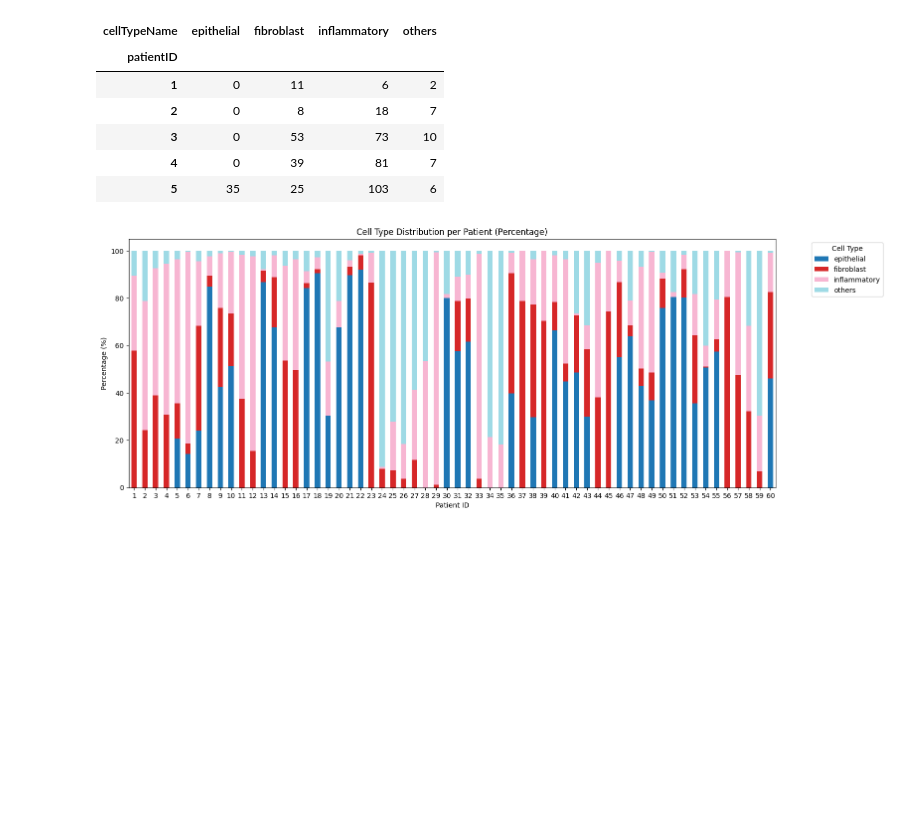
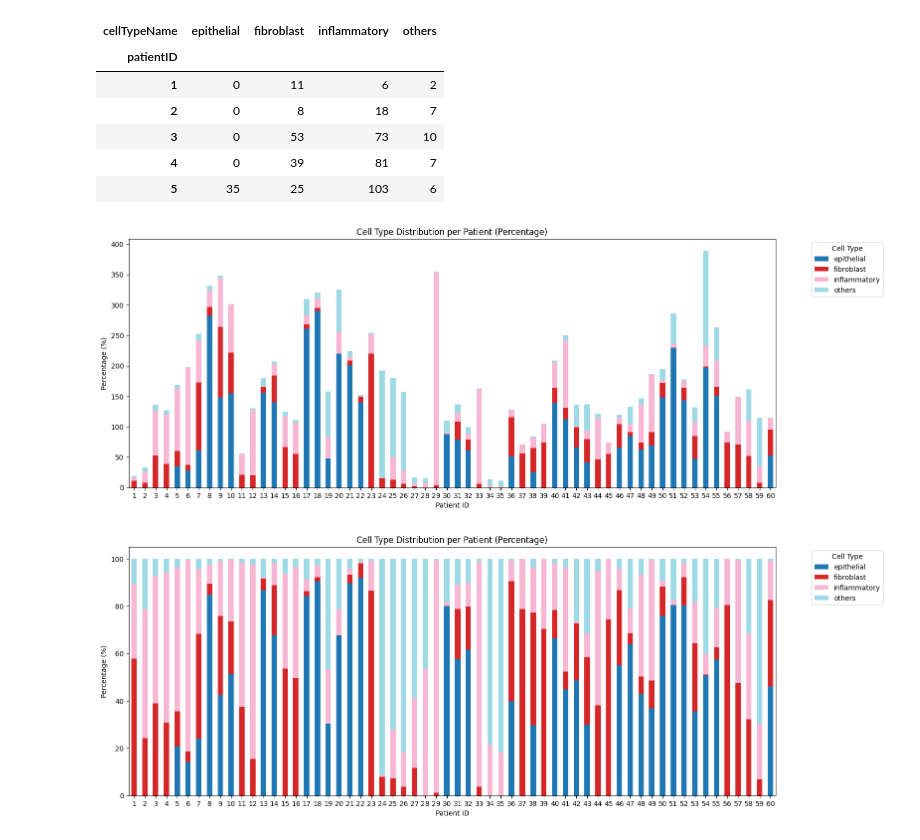
Before and after one commit to VasithaTilakumara/image-classification-cml-g30, a Jupyter notebook: cellType_classification.ipynb, the cells around one changed output. Cells and saved outputs as stored; diff of their text form; code cells hidden in the pictures; blank space fills up the shorter version.

```diff
--- a/cellType_classification.ipynb
+++ b/cellType_classification.ipynb
@@ -173,6 +184,23 @@ patient_cellType.head()
 | 3 | 0 | 53 | 73 | 10 |
 | 4 | 0 | 39 | 81 | 7 |
 | 5 | 35 | 25 | 103 | 6 |
+# %%
+patient_cellType.plot(
+    kind='bar',
+    stacked=True,
+    figsize=(16, 6),
+    colormap='tab20'
+)
+
+plt.ylabel("Percentage (%)")
+plt.xlabel("Patient ID")
+plt.title("Cell Type Distribution per Patient (Percentage)")
+plt.legend(title="Cell Type", bbox_to_anchor=(1.05, 1), loc='upper left')
+plt.tight_layout()
+plt.xticks(rotation=0)
+plt.show()
+# %% [output]
+[figure, added]
 # %%
 cell_percentages = patient_cellType.div(patient_cellType.sum(axis=1), axis=0) * 100
 
```
Also changed, not shown: parts of 89 cells of this notebook, 2 other files.
